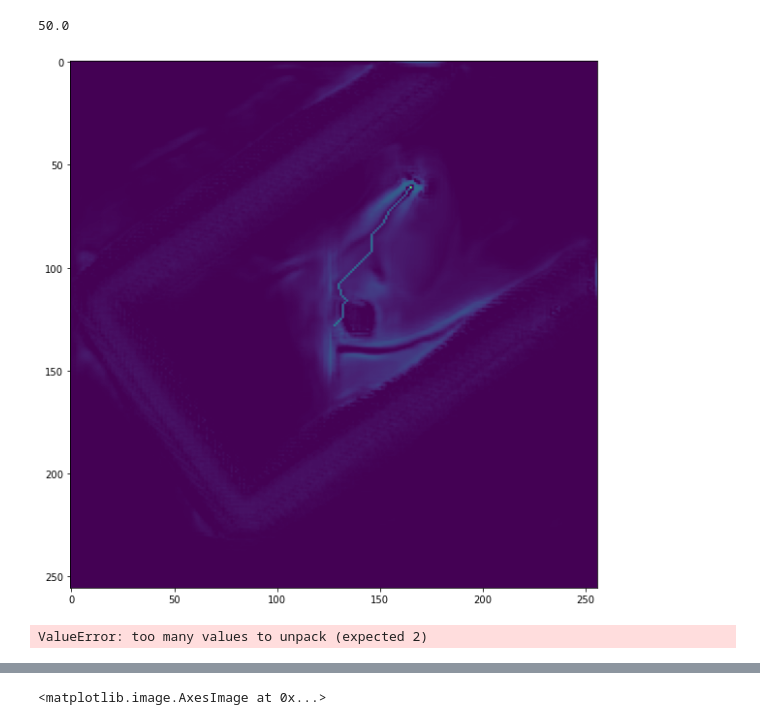
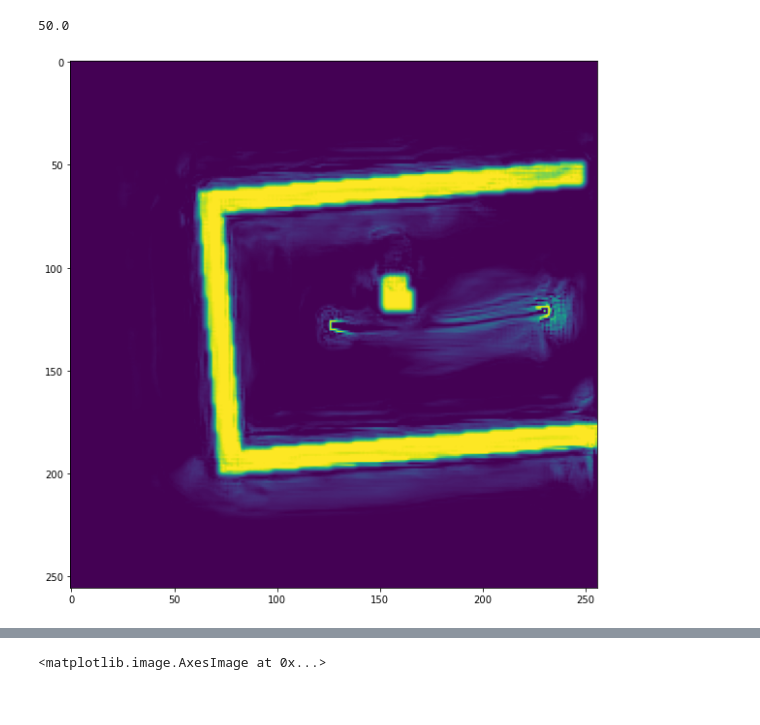
Before and after one commit to OAHC2022/graph_navigation, a Jupyter notebook: sim_vis/visualize.ipynb, the cells around one changed output, grey strips where cells are left out. Saved outputs shown, nothing was run; the diff lists cells and outputs as text; code cells hidden in the pictures.

```diff
--- a/sim_vis/visualize.ipynb
+++ b/sim_vis/visualize.ipynb
@@ -189,52 +194,42 @@ def solve_single(
     path_map, path = backtrack(parent_list, goal_idx, H, W)
     return history_map, path_map, path
 # %%
-with open("pkl/sim_{}.pkl".format(37), "rb") as f:
+with open("pkl/sim_{}.pkl".format(7), "rb") as f: # 239
     input_map, cost_map = pickle.load(f)
     input_map = input_map[:-5]
     cost_map = cost_map[:-5]
     input_map = input_map.reshape(6,256,256)
     model4_curr_map = input_map[-2]
     model4_goal_map = input_map[-1]
     model4_cost_map = cost_map.reshape(256,256)
     model4_start_img = np.zeros([256,256])
     model4_start_img[128,128] = 1
 
     # model4_cost_map = torch.tensor(model4_cost_map).unsqueeze(0).unsqueeze(0)
     # model4_start_img = torch.tensor(model4_start_img).unsqueeze(0).unsqueeze(0)
     # model4_goal_map = torch.tensor(model4_goal_map).unsqueeze(0).unsqueeze(0)
 # model4_cost_map[model4_cost_map < 10] = 0
 
 # y = np.nonzero(model4_goal_map)[0][0]
 # x = np.nonzero(model4_goal_map)[1][0]
 # print(x,y)
 
 # model4_cost_map[120:136,128:136] = 0
 # model4_cost_map[np.nonzero(model4_goal_map)] = 0
 # model4_cost_map[y-5:y+5, x-5:x+5] = 0
 print(np.max(model4_cost_map))
-history_map, path_map, path= solve_single(model4_cost_map, model4_start_img, model4_goal_map, np.ones([256,256]))
+# history_map, path_map, path= solve_single(model4_cost_map, model4_start_img, model4_goal_map, np.ones([256,256]))
 # map_design[118:138,118:138] = 1
 # print(path)
 plt.figure(figsize=[10,10])
-plt.imshow(path_map *50+model4_cost_map + model4_goal_map*50
+plt.imshow(
+            # path_map *50+
+           model4_cost_map
+        #    model4_goal_map*50
         #    +model4_curr_map * 50
            )
 # plt.imshow(history_map)
 plt.show()
 # %% [output]
 50.0
-[figure, old version]
+[figure, new version]
-# %%
-path_map[120:136,128:140] = 0
-path_map2 = cv2.filter2D(path_map, kernel=np.ones([5,5]), ddepth=-1)
-model4_cost_map += path_map2 * 20
-history_map3, path_map3= solve_single(model4_cost_map, model4_start_img, model4_goal_map, np.ones([256,256]))
-# # map_design[118:138,118:138] = 1
-
-plt.figure(figsize=[10,10])
-plt.imshow(path_map3 *50+model4_cost_map + 50 * model4_curr_map)
-plt.imshow(history_map3)
-plt.show()
-# %% [output]
-ValueError: too many values to unpack (expected 2)
```
Also changed, not shown: parts of 3 cells of this notebook, 12 other files.
